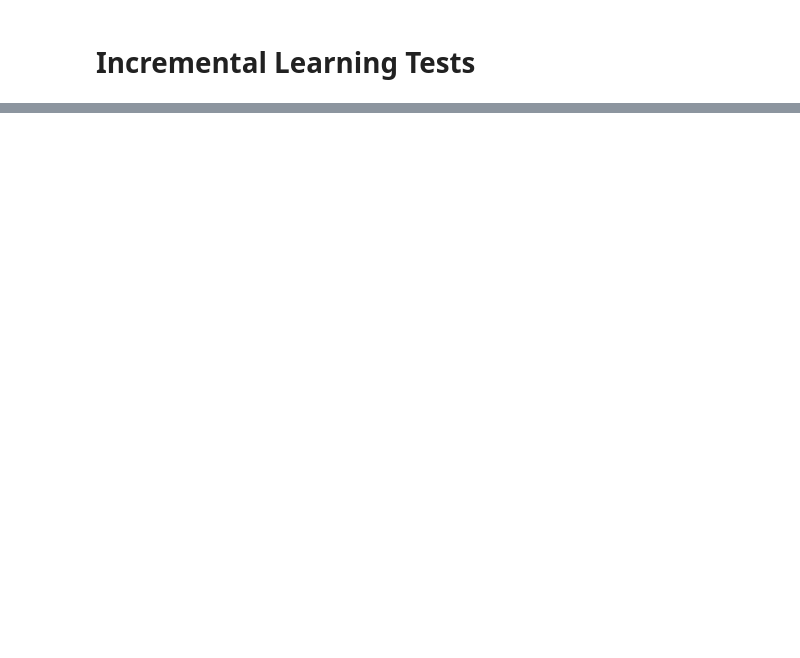
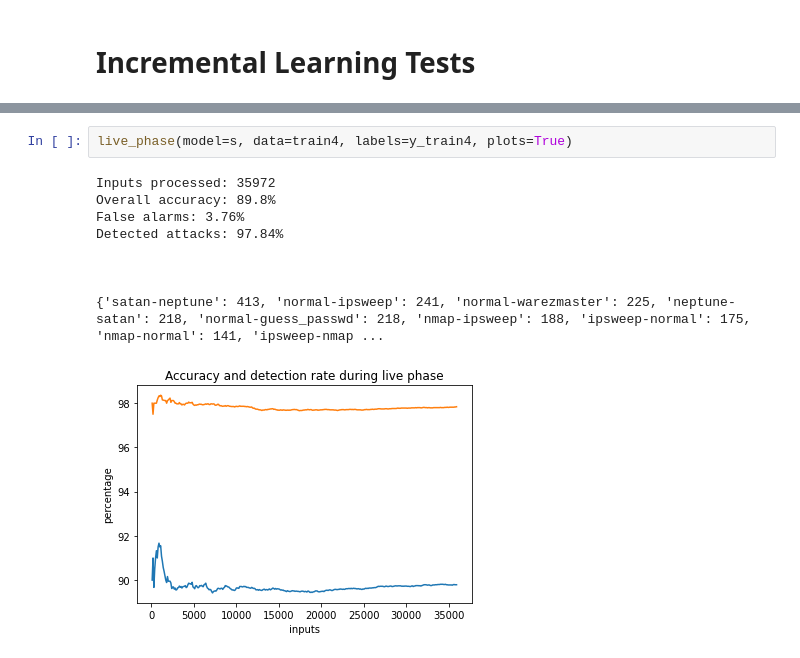
Before and after one commit to marcellorinaldo/SF-SOINN-IDS, a Jupyter notebook: nsl-kdd.ipynb, the cells around one changed output, grey strips where cells are left out. Drawn from its saved outputs; the diff is of its cells as text; blank space fills up the shorter version.

```diff
--- a/nsl-kdd.ipynb
+++ b/nsl-kdd.ipynb
@@ -441 +379,13 @@ ig.plot(s.network, vertex_size=5, vertex_color=[color_dict[c] for c in s.network
+# %%
+live_phase(model=s, data=train4, labels=y_train4, plots=True)
+# %% [output]
+Inputs processed: 35972
+Overall accuracy: 89.8%
+False alarms: 3.76%
+Detected attacks: 97.84%
+
+
+
+{'satan-neptune': 413, 'normal-ipsweep': 241, 'normal-warezmaster': 225, 'neptune-satan': 218, 'normal-guess_passwd': 218, 'nmap-ipsweep': 188, 'ipsweep-normal': 175, 'nmap-normal': 141, 'ipsweep-nmap ...
+[figure, added]
 # %%
```
Also changed, not shown: parts of 29 cells of this notebook, 1 other file.
